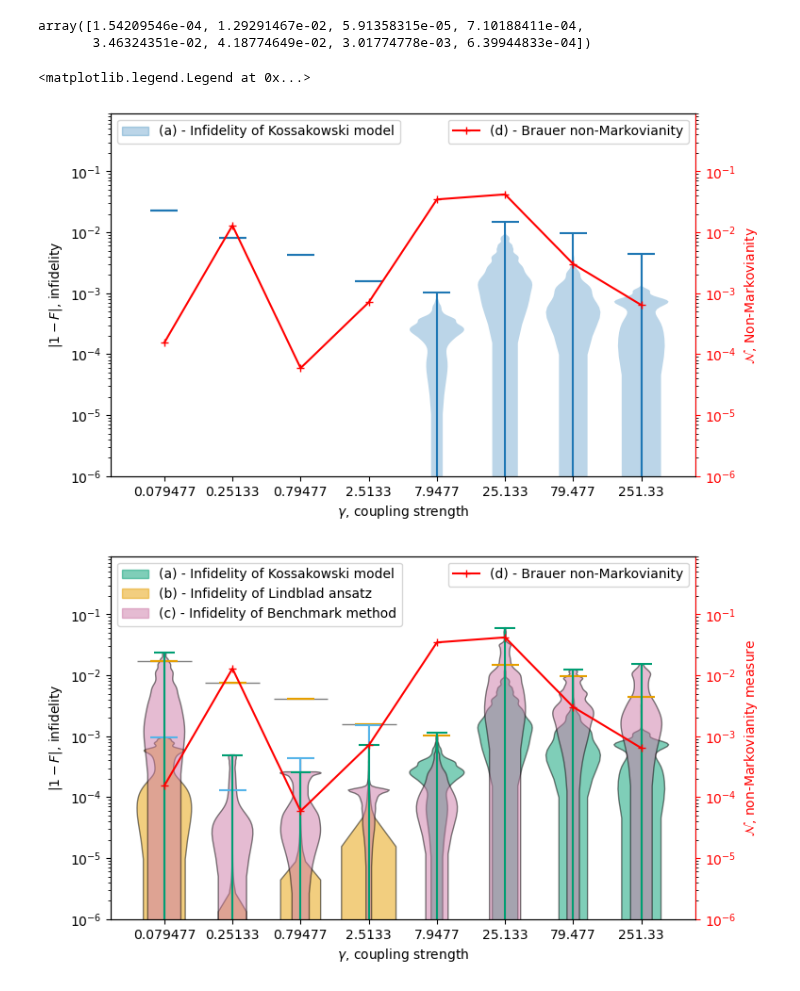
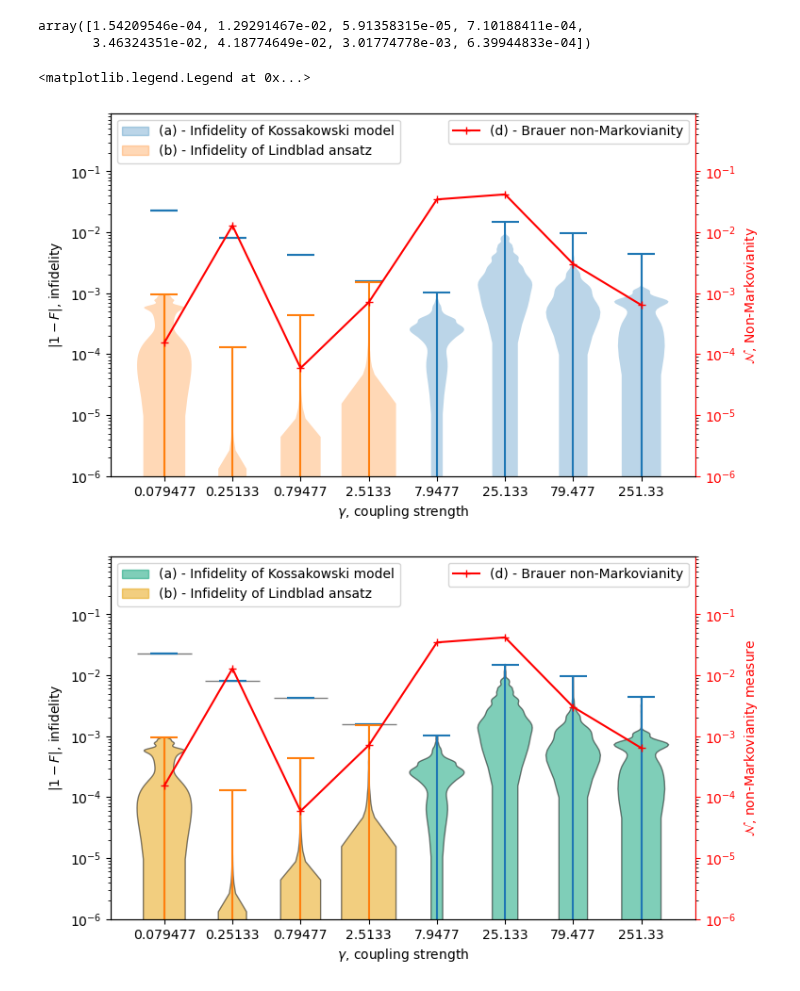
Before and after one commit to zpopovych/quantum-open-systems-polynomial-sid, a Jupyter notebook: 03_plot_violin.ipynb, the cells around one changed output. Drawn from its saved outputs; the diff is of its cells as text; code cells hidden in the pictures.

Commit message:
Lindblad POP

```diff
--- a/03_plot_violin.ipynb
+++ b/03_plot_violin.ipynb
@@ -43,7 +43,7 @@ array([1.54209546e-04, 1.29291467e-02, 5.91358315e-05, 7.10188411e-04,
 # %%
 kossak_tssos_fids = read_fidelities("KOSSAK_CONSTR_TSSOS_treshold_1e-15_FROB_QO_2024-Sep-06_at_11-57.h5")
 
-lindblad_tssos_fids = []
+lindblad_tssos_fids = read_fidelities("LINDBLAD4_CONSTR_TSSOS_treshold_1e-9_FROB_QO_2024-Sep-06_at_16-19.h5")
 # %%
 import matplotlib.patches as mpatches
 
@@ -60,7 +60,7 @@ fig, ax1 = plt.subplots(figsize=(8, 5))
 
 add_label(plt.violinplot([1-np.min(_)  for _ in kossak_tssos_fids[:4]] + [1-np.abs(_)  for _ in kossak_tssos_fids[4:]], showextrema=True, widths=0.8),"(a) - Infidelity of Kossakowski model")
 
-#add_label(ax1.violinplot([1-np.abs(_)  for _ in tssos_anz4_fids[:4]], showextrema=True, widths=0.8), "(b) - Infidelity of Lindblad ansatz")
+add_label(ax1.violinplot([1-np.abs(_)  for _ in lindblad_tssos_fids[:4]], showextrema=True, widths=0.8), "(b) - Infidelity of Lindblad ansatz")
 
 #add_label(ax1.violinplot([1-np.abs(_)  for _ in jump_fids], showextrema=True, widths=0.6), "(c) - Infidelity of Benchmark method") #showmedians=True,
 
@@ -93,7 +93,7 @@ ax2.legend(loc=1)
 #fig.savefig("SB_SID_LINDBLAD&KOSSAK_CONSTR_TSSOS.pdf")
 # %% [output]
 <matplotlib.legend.Legend at 0x...>
-[figure, old version]
+[figure, new version]
 # %%
 import matplotlib.pyplot as plt
 import numpy as np
@@ -117,45 +117,45 @@ labels = []
 fig, ax1 = plt.subplots(figsize=(8, 5))
 
 # Create the first violin plot and set its color (first color in the palette)
-violin1 = plt.violinplot([1-np.min(_) for _ in tssos_fids[:4]] + [1-np.abs(_) for _ in tssos_fids[4:]], showextrema=True, widths=0.8)
+violin1 = plt.violinplot([1-np.min(_) for _ in kossak_tssos_fids[:4]] + [1-np.abs(_) for _ in kossak_tssos_fids[4:]], showextrema=True, widths=0.8)
 set_violin_colors(violin1, color_blind_palette[0], alpha=0.5)
 add_label(violin1, "(a) - Infidelity of Kossakowski model")
 
 # Create the second violin plot and set its color (second color in the palette)
-violin2 = ax1.violinplot([1-np.abs(_) for _ in tssos_anz4_fids[:4]], showextrema=True, widths=0.8)
+violin2 = ax1.violinplot([1-np.abs(_) for _ in lindblad_tssos_fids[:4]], showextrema=True, widths=0.8)
 set_violin_colors(violin2, color_blind_palette[1], alpha=0.5)
 add_label(violin2, "(b) - Infidelity of Lindblad ansatz")
 
 # Create the third violin plot and set its color (third color in the palette)
-violin3 = ax1.violinplot([1-np.abs(_) for _ in jump_fids], showextrema=True, widths=0.6)
-set_violin_colors(violin3, color_blind_palette[2], alpha=0.5)
-add_label(violin3, "(c) - Infidelity of Benchmark method")
+#violin3 = ax1.violinplot([1-np.abs(_) for _ in jump_fids], showextrema=True, widths=0.6)
+#set_violin_colors(violin3, color_blind_palette[2], alpha=0.5)
+#add_label(violin3, "(c) - Infidelity of Benchmark method")
 
 # Adding a second y-axis and plotting data
 ax2 = ax1.twinx()
 ax2.plot(np.arange(1, 9), NonMark, marker="+", color="red", label="(d) - Brauer non-Markovianity")
 ax2.set_yscale('log')
 ax2.set_ylim(1e-6, .9)
 ax2.set_ylabel('$\mathcal{N}$, non-Markovianity measure', color='red')
 
 # Customizing the primary y-axis
 ax1.set_yscale('log')
 ax1.set_ylim(1e-6, .9)
 ax1.set_xticks(range(1, len(γ_list) + 1), γ_list)
 ax1.set_xlabel("$\gamma$, coupling strength")
 ax1.set_ylabel("$|1 - F|$, infidelity")
 
 # Adding legends
 ax1.legend(*zip(*labels), loc=2)
 
 # Customizing the secondary y-axis
 ax2.tick_params(axis='y', colors='red')
 ax2.spines['right'].set_color('red')
 ax2.legend(loc=1)
 
 # Display the plot
 plt.show()
 
 #fig.savefig("SB_SID_LINDBLAD&KOSSAK_CONSTR_TSSOS_color-blind.pdf")
 # %% [output]
-[figure, old version]
+[figure, new version]
```
Also changed, not shown: 3 other files.
